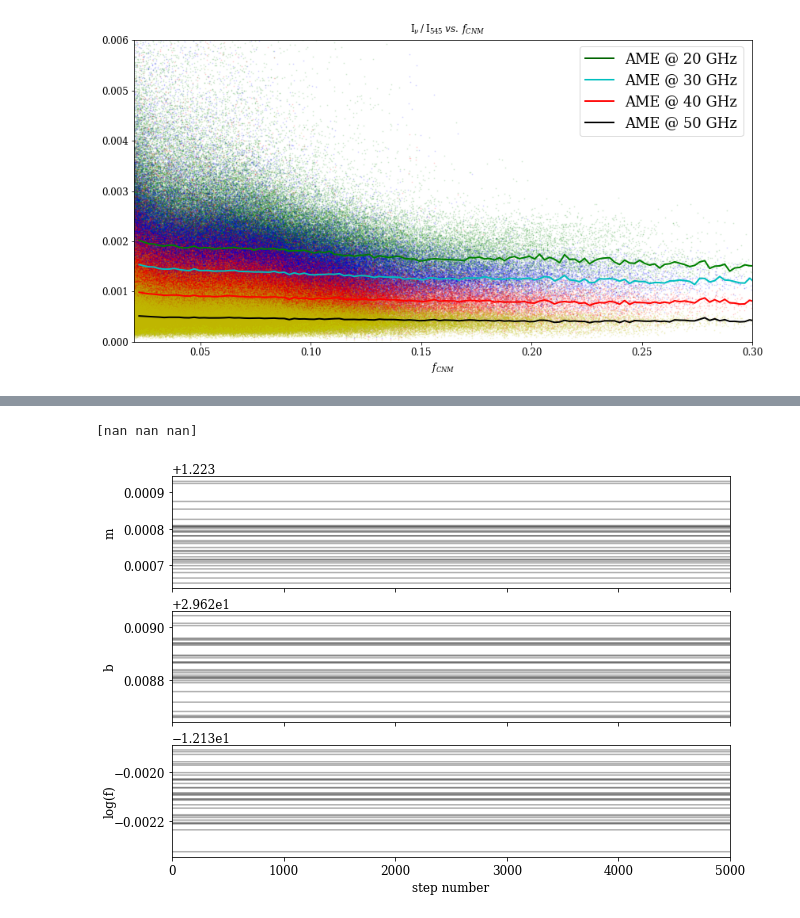
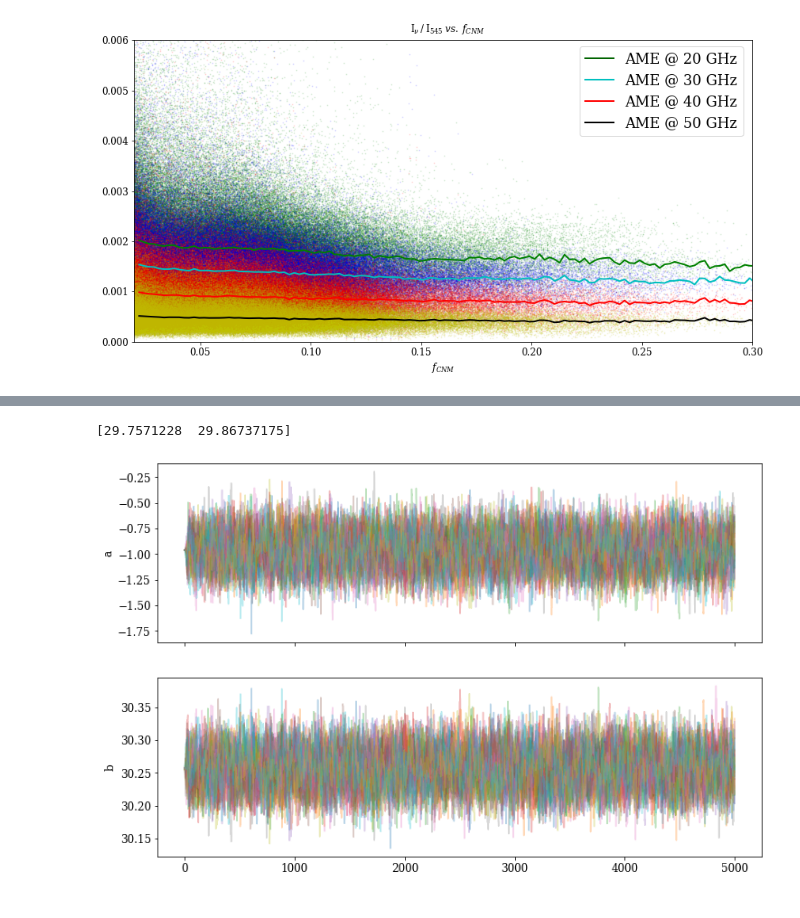
Before and after one commit to mdodici/AME-CNM, a Jupyter notebook: maps/SED work w MCMC.ipynb, the cells around one changed output, grey strips where cells are left out. Cells and saved outputs as stored; diff of their text form; code cells hidden in the pictures.

```diff
--- a/maps/SED work w MCMC.ipynb
+++ b/maps/SED work w MCMC.ipynb
@@ -537,12 +479,0 @@ Text(0, 0.5, '$\\langle \\nu \\rangle$')
-# %%
-def log_prior(theta):
-    m, b, log_f = theta
-    if -5 < m < 1 and 12 < b < 45 and -10.0 < log_f < 1.0:
-        return 0.0
-    return -np.inf
-
-def log_probability(theta, x, y, yerr):
-    lp = log_prior(theta)
-    if not np.isfinite(lp):
-        return -np.inf
-    return lp + log_likelihood(theta, x, y, yerr)
@@ -549,26 +553,24 @@ def log_probability(theta, x, y, yerr):
 # %%
-pos = soln.x + 1e-4 * np.random.randn(32, 3)
-nwalkers, ndim = pos.shape
+nwalkers, ndim = (30, 2)
+params = (params[0], params[1])
 
-sampler = emcee.EnsembleSampler(nwalkers, ndim, log_probability, args=(fCNM_samp, nuavg_samp, yerr))
+pos = params + 1e-3 * np.random.randn(nwalkers, ndim)
+
+sampler = emcee.EnsembleSampler(nwalkers, ndim, log_post)
 sampler.run_mcmc(pos, 5000, progress=True)
 
 tau = sampler.get_autocorr_time()
 print(tau)
 # %% [output]
-[nan nan nan]
+[29.7571228  29.86737175]
 # %%
-fig, axes = plt.subplots(3, figsize=(10, 7), sharex=True)
 samples = sampler.get_chain()
-labels = ["m", "b", "log(f)"]
+
+fig, ax = plt.subplots(ndim, sharex=True, figsize=(12,8))
+ylabels = ["a", "b", "log(sigma)"]
 for i in range(ndim):
-    ax = axes[i]
-    ax.plot(samples[:, :, i], "k", alpha=0.3)
-    ax.set_xlim(0, len(samples))
-    ax.set_ylabel(labels[i])
-    ax.yaxis.set_label_coords(-0.1, 0.5)
-
-axes[-1].set_xlabel("step number");
+    ax[i].plot(samples[:,:,i], alpha=.3)
+    ax[i].set_ylabel(ylabels[i])
 # %% [output]
-[figure, old version]
+[figure, new version]
 # %%
```
Also changed, not shown: parts of 16 cells of this notebook.
